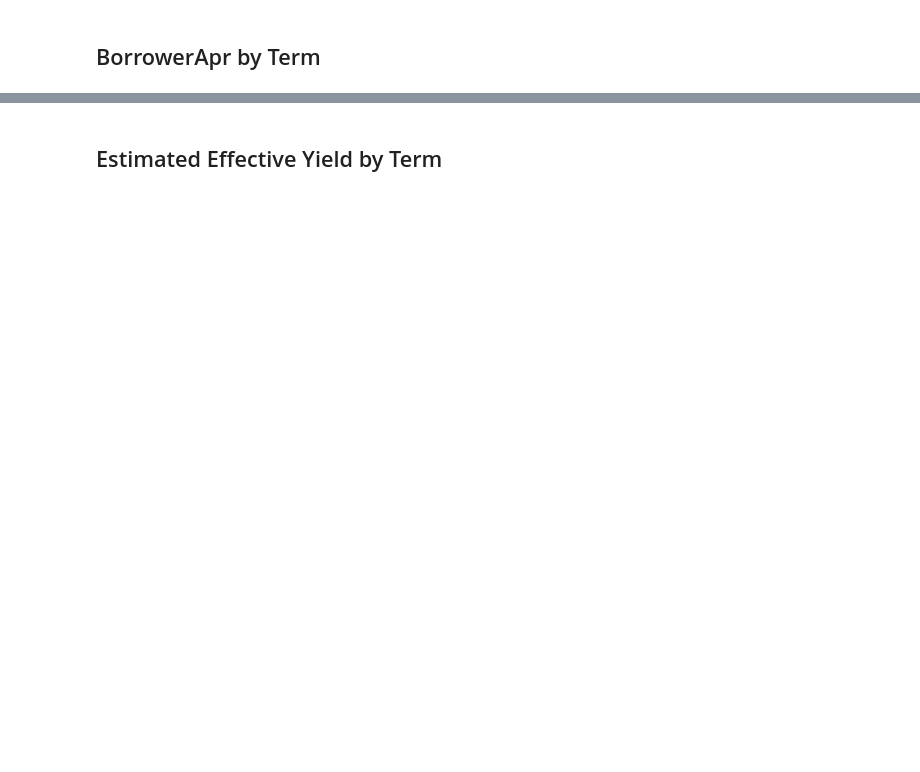
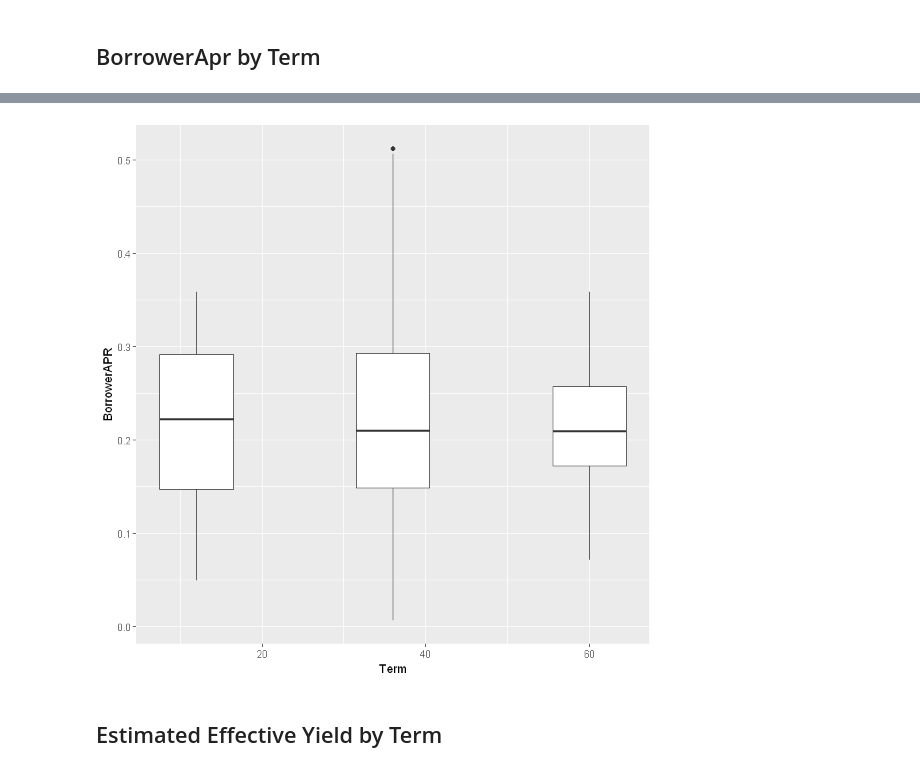
Before and after one commit to timdef/ProsperLoanEDA, a Jupyter notebook: BivariateExploration.ipynb, the cells around one changed output, grey strips where cells are left out. Cells and saved outputs as stored; diff of their text form; code cells hidden in the pictures; blank space fills up the shorter version.

```diff
--- a/BivariateExploration.ipynb
+++ b/BivariateExploration.ipynb
@@ -69,4 +99,5 @@ ggplot(aes(x=Term, y=frequency)) + geom_bar(stat="Identity") + facet_wrap(~LoanS
 # %% [markdown]
 ## BorrowerApr by Term
 # %%
-ggplot(df, aes(x=Term,y=BorrowerAPR, group=Term)) + geom_boxplot()
+ggplot(loans, aes(x=Term,y=BorrowerAPR, group=Term)) + geom_boxplot()
+# %% [output]
@@ -73,3 +106,4 @@ ggplot(df, aes(x=Term,y=BorrowerAPR, group=Term)) + geom_boxplot()
+[figure, added]
 # %% [markdown]
 ## Estimated Effective Yield by Term
 # %%
```
Also changed, not shown: parts of 48 cells of this notebook, 2 other files.
